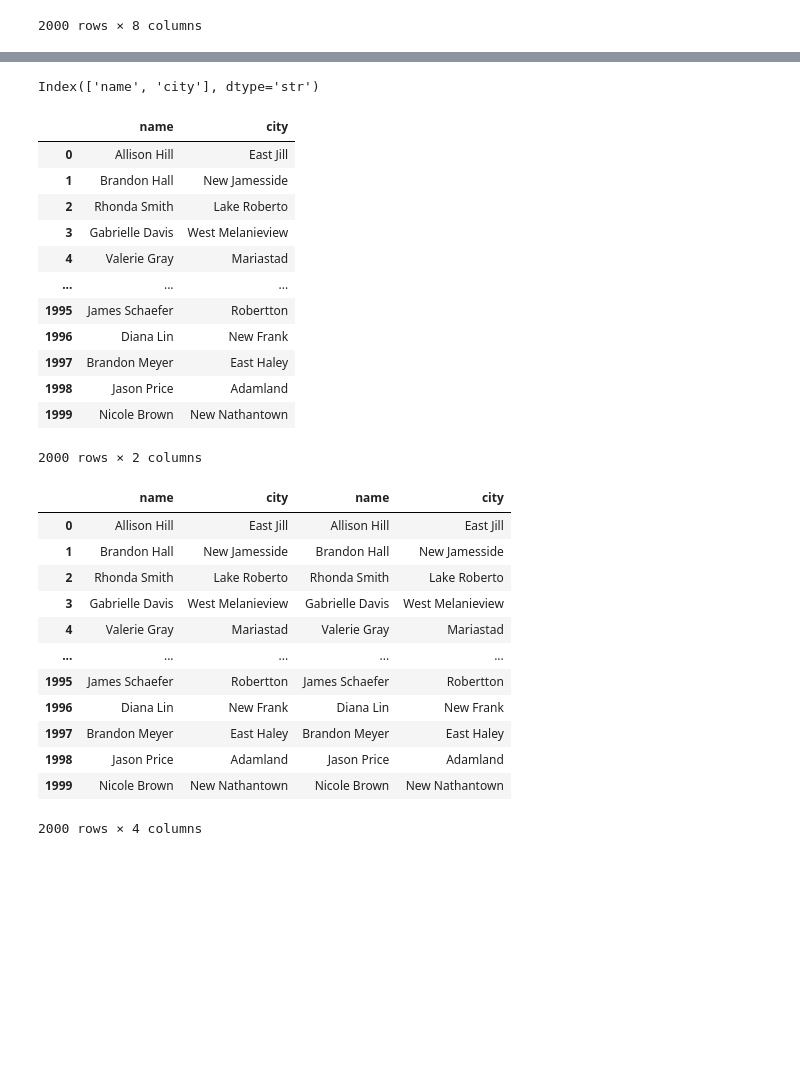
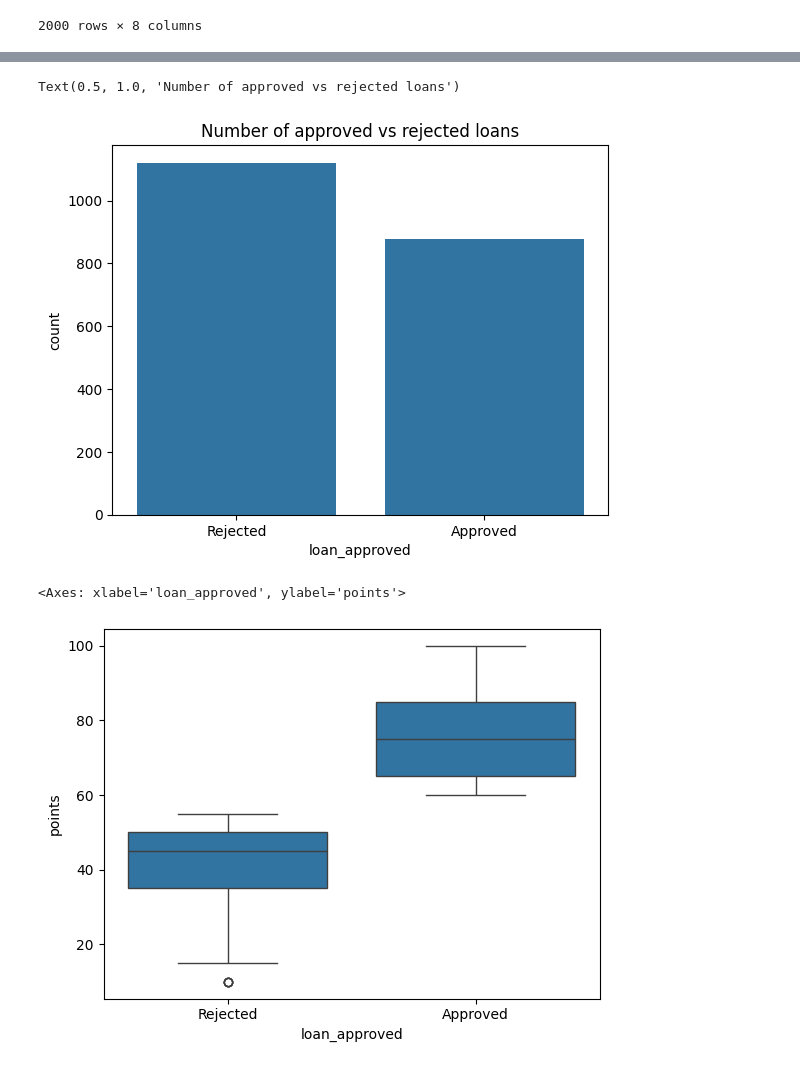
Before and after one commit to mansikumawat08/Project-3, a Jupyter notebook: loan_approval.ipynb, the cells around one changed output, grey strips where cells are left out. Saved outputs shown, nothing was run; the diff lists cells and outputs as text; code cells hidden in the pictures; blank space fills up the shorter version.

```diff
--- a/loan_approval.ipynb
+++ b/loan_approval.ipynb
@@ -281,20 +104,0 @@ See https://pandas.pydata.org/docs/user_guide/migration-3-strings.html#string-mi
-# %%
-df_object.columns
-# %% [output]
-Index(['name', 'city'], dtype='str')
-# %%
-df_object
-# %% [output]
-|  | name | city |
-| 0 | Allison Hill | East Jill |
-| 1 | Brandon Hall | New Jamesside |
-| 2 | Rhonda Smith | Lake Roberto |
-| 3 | Gabrielle Davis | West Melanieview |
-| 4 | Valerie Gray | Mariastad |
-| ... | ... | ... |
-| 1995 | James Schaefer | Robertton |
-| 1996 | Diana Lin | New Frank |
-| 1997 | Brandon Meyer | East Haley |
-| 1998 | Jason Price | Adamland |
-| 1999 | Nicole Brown | New Nathantown |
-2000 rows × 2 columns
@@ -303,16 +105,14 @@ complete_data =pd.concat([df_object,df_object],axis=1)
-# %%
-complete_data
-# %% [output]
-|  | name | city | name | city |
-| 0 | Allison Hill | East Jill | Allison Hill | East Jill |
-| 1 | Brandon Hall | New Jamesside | Brandon Hall | New Jamesside |
-| 2 | Rhonda Smith | Lake Roberto | Rhonda Smith | Lake Roberto |
-| 3 | Gabrielle Davis | West Melanieview | Gabrielle Davis | West Melanieview |
-| 4 | Valerie Gray | Mariastad | Valerie Gray | Mariastad |
-| ... | ... | ... | ... | ... |
-| 1995 | James Schaefer | Robertton | James Schaefer | Robertton |
-| 1996 | Diana Lin | New Frank | Diana Lin | New Frank |
-| 1997 | Brandon Meyer | East Haley | Brandon Meyer | East Haley |
-| 1998 | Jason Price | Adamland | Jason Price | Adamland |
-| 1999 | Nicole Brown | New Nathantown | Nicole Brown | New Nathantown |
-2000 rows × 4 columns
+# %%
+loan_approved_dict={True:'Approved',False:'Rejected'}
+df['loan_approved'] = df ['loan_approved'].map(loan_approved_dict)
+# %%
+sns.countplot(data=df,x="loan_approved")
+plt.title("Number of approved vs rejected loans")
+# %% [output]
+Text(0.5, 1.0, 'Number of approved vs rejected loans')
+[figure, added]
+# %%
+sns.boxplot(x='loan_approved',y='points',data=df)
+# %% [output]
+<Axes: xlabel='loan_approved', ylabel='points'>
+[figure, added]
```
Also changed, not shown: parts of 75 cells of this notebook, 1 other file.
